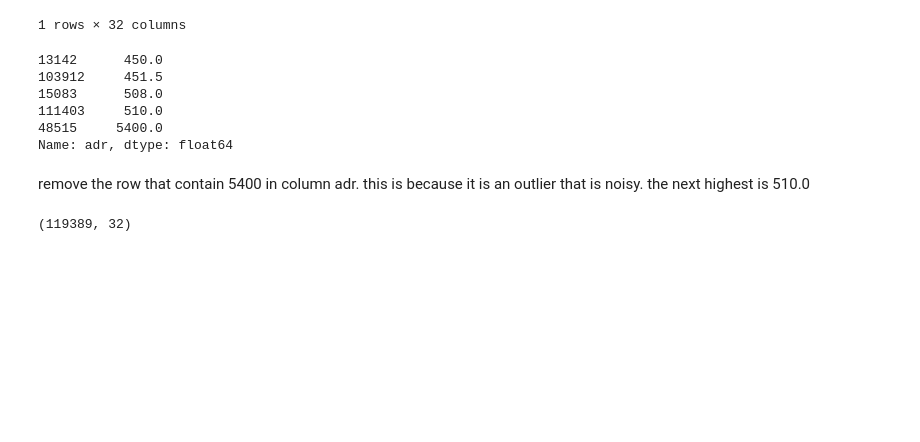
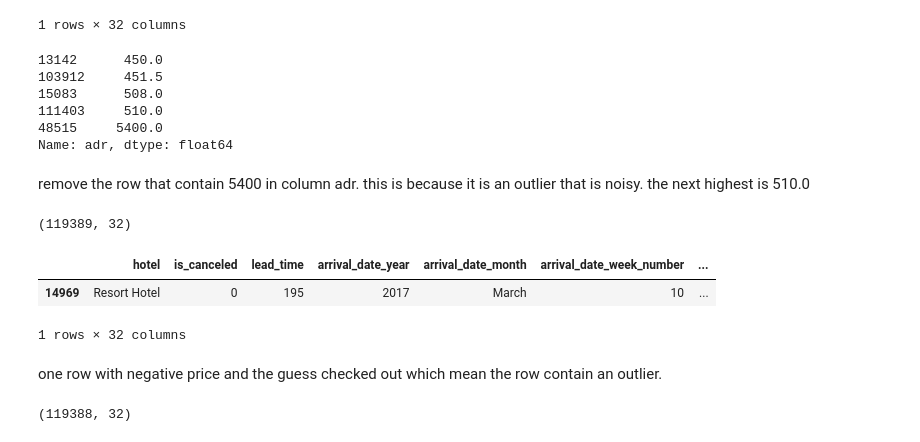
Before and after one commit to esosaphilip/HotelMetroStay_ML, a Jupyter notebook: notebooks/01_eda.ipynb, the cells around one changed output. Drawn from its saved outputs; the diff is of its cells as text; code cells hidden in the pictures; blank space fills up the shorter version.

Commit message:
remove negative adr Outlier

```diff
--- a/notebooks/01_eda.ipynb
+++ b/notebooks/01_eda.ipynb
@@ -121,3 +136,16 @@ df = df[df["adr"] != 5400]
 print(df.shape)
 # %% [output]
 (119389, 32)
+# %%
+df[df["adr"]< 0]
+# %% [output]
+|  | hotel | is_canceled | lead_time | arrival_date_year | arrival_date_month | arrival_date_week_number | ... |
+| 14969 | Resort Hotel | 0 | 195 | 2017 | March | 10 | ... |
+1 rows × 32 columns
+# %% [markdown]
+one row with negative price and the guess checked out  which mean the row contain an outlier.
+# %%
+df = df[df["adr"] >= 0]
+df.shape
+# %% [output]
+(119388, 32)
```
Also changed, not shown: parts of 1 cell of this notebook.
